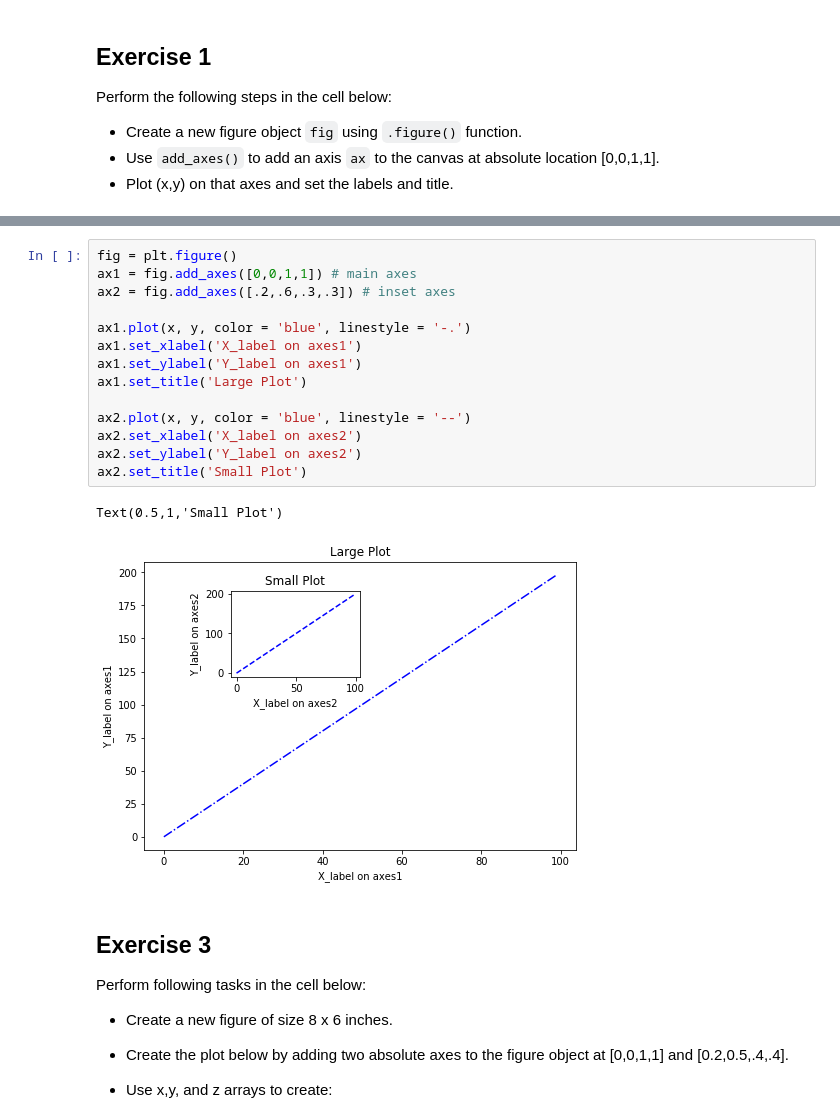
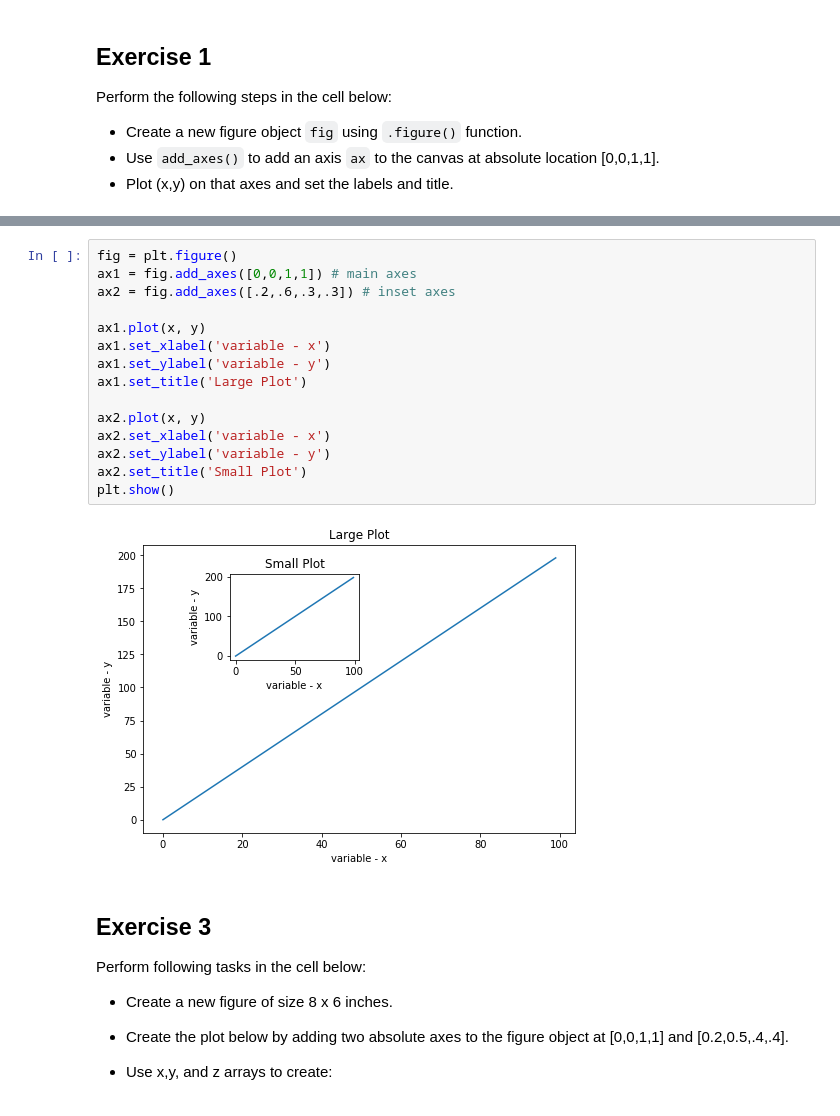
Before and after one commit to ingridhastings/dsc-1-03-13-customizing-visualizations-with-matplotlib-lab-online-ds-sp-000, a Jupyter notebook: index.ipynb, the cells around one changed output, grey strips where cells are left out. Drawn from its saved outputs; the diff is of its cells as text.

```diff
--- a/index.ipynb
+++ b/index.ipynb
@@ -87,20 +87,20 @@ Perform following actions:
 # %%
 fig = plt.figure()
 ax1 = fig.add_axes([0,0,1,1]) # main axes
 ax2 = fig.add_axes([.2,.6,.3,.3]) # inset axes
 
-ax1.plot(x, y, color = 'blue', linestyle = '-.')
-ax1.set_xlabel('X_label on axes1')
-ax1.set_ylabel('Y_label on axes1')
+ax1.plot(x, y)
+ax1.set_xlabel('variable - x')
+ax1.set_ylabel('variable - y')
 ax1.set_title('Large Plot')
 
-ax2.plot(x, y, color = 'blue', linestyle = '--')
-ax2.set_xlabel('X_label on axes2')
-ax2.set_ylabel('Y_label on axes2')
+ax2.plot(x, y)
+ax2.set_xlabel('variable - x')
+ax2.set_ylabel('variable - y')
 ax2.set_title('Small Plot')
+plt.show()
 # %% [output]
-Text(0.5,1,'Small Plot')
-[figure, old version]
+[figure, new version]
 # %% [markdown]
 ## Exercise 3
 
```
Also changed, not shown: parts of 5 cells of this notebook.
